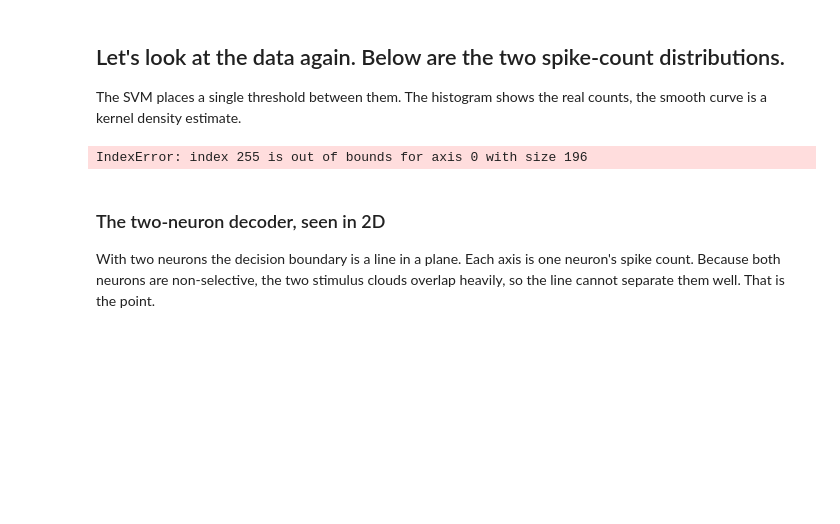
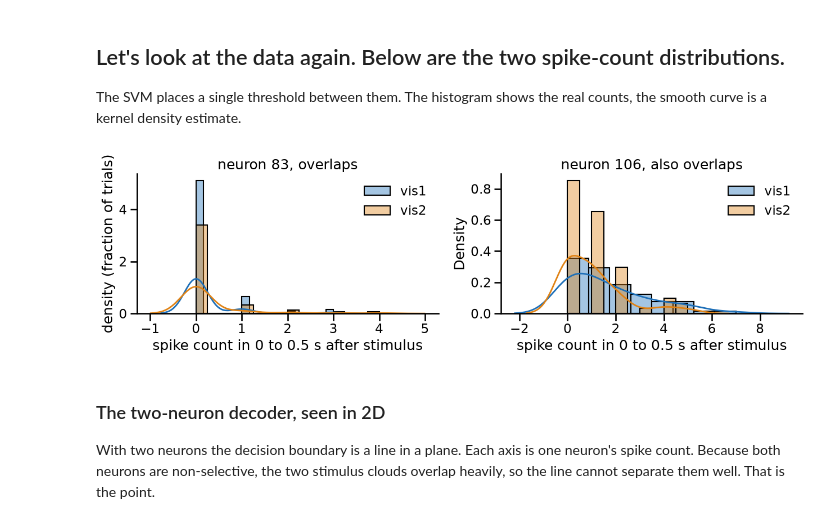
Before and after one commit to AllenSWDB/SWDB_2026_Behavioral_States, a Jupyter notebook: code/Workshop2.ipynb, the cells around one changed output. Saved outputs shown, nothing was run; the diff lists cells and outputs as text; code cells hidden in the pictures; blank space fills up the shorter version.

```diff
--- a/code/Workshop2.ipynb
+++ b/code/Workshop2.ipynb
@@ -607,7 +607,7 @@ The SVM places a single threshold between them. The histogram shows the real cou
 # %%
 # ---- two NON-separable neurons (hardcoded) ----
 overlap_plot_index_a = 83    # left panel
-overlap_plot_index_b = 255   # right panel
+overlap_plot_index_b = 106   # right panel
 
 # left neuron's spike counts (0 to 0.5 s) for vis1 and vis2
 left_vis1_count_array = get_binned_triggered_spike_counts_fast(
@@ -629,34 +629,34 @@ right_vis2_count_array = get_binned_triggered_spike_counts_fast(
 fig, ax = plt.subplots(1, 2, figsize=(13, 4), sharey=False)
 
 # left panel
 sns.histplot(left_vis1_count_array, stat='density', color=color_vis1, alpha=0.4,
              label='vis1', ax=ax[0])
 sns.histplot(left_vis2_count_array, stat='density', color=color_vis2, alpha=0.4,
              label='vis2', ax=ax[0])
 sns.kdeplot(left_vis1_count_array, color=color_vis1, linewidth=2, ax=ax[0])
 sns.kdeplot(left_vis2_count_array, color=color_vis2, linewidth=2, ax=ax[0])
 ax[0].set_xlabel('spike count in 0 to 0.5 s after stimulus')
 ax[0].set_ylabel('density (fraction of trials)')
 ax[0].set_title('neuron %d, overlaps' % overlap_plot_index_a)
 ax[0].legend(frameon=False)
 sns.despine(ax=ax[0])
 
 # right panel
 sns.histplot(right_vis1_count_array, stat='density', color=color_vis1, alpha=0.4,
              label='vis1', ax=ax[1])
 sns.histplot(right_vis2_count_array, stat='density', color=color_vis2, alpha=0.4,
              label='vis2', ax=ax[1])
 sns.kdeplot(right_vis1_count_array, color=color_vis1, linewidth=2, ax=ax[1])
 sns.kdeplot(right_vis2_count_array, color=color_vis2, linewidth=2, ax=ax[1])
 ax[1].set_xlabel('spike count in 0 to 0.5 s after stimulus')
 ax[1].set_title('neuron %d, also overlaps' % overlap_plot_index_b)
 ax[1].legend(frameon=False)
 sns.despine(ax=ax[1])
 
 fig.tight_layout()
 plt.show()
 # %% [output]
-IndexError: index 255 is out of bounds for axis 0 with size 196
+[figure, added]
 # %% [markdown]
 ### The two-neuron decoder, seen in 2D
 
```
Also changed, not shown: parts of 1 cell of this notebook.
